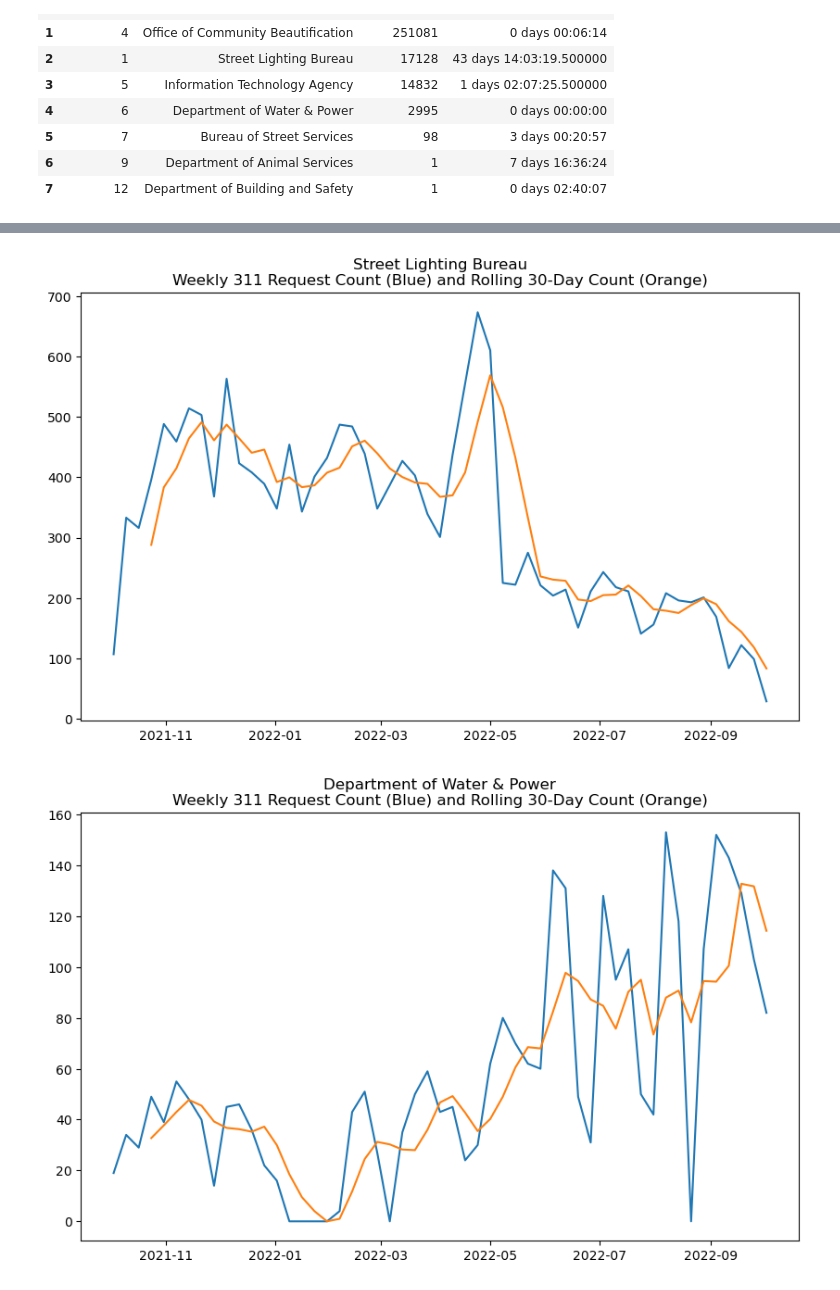
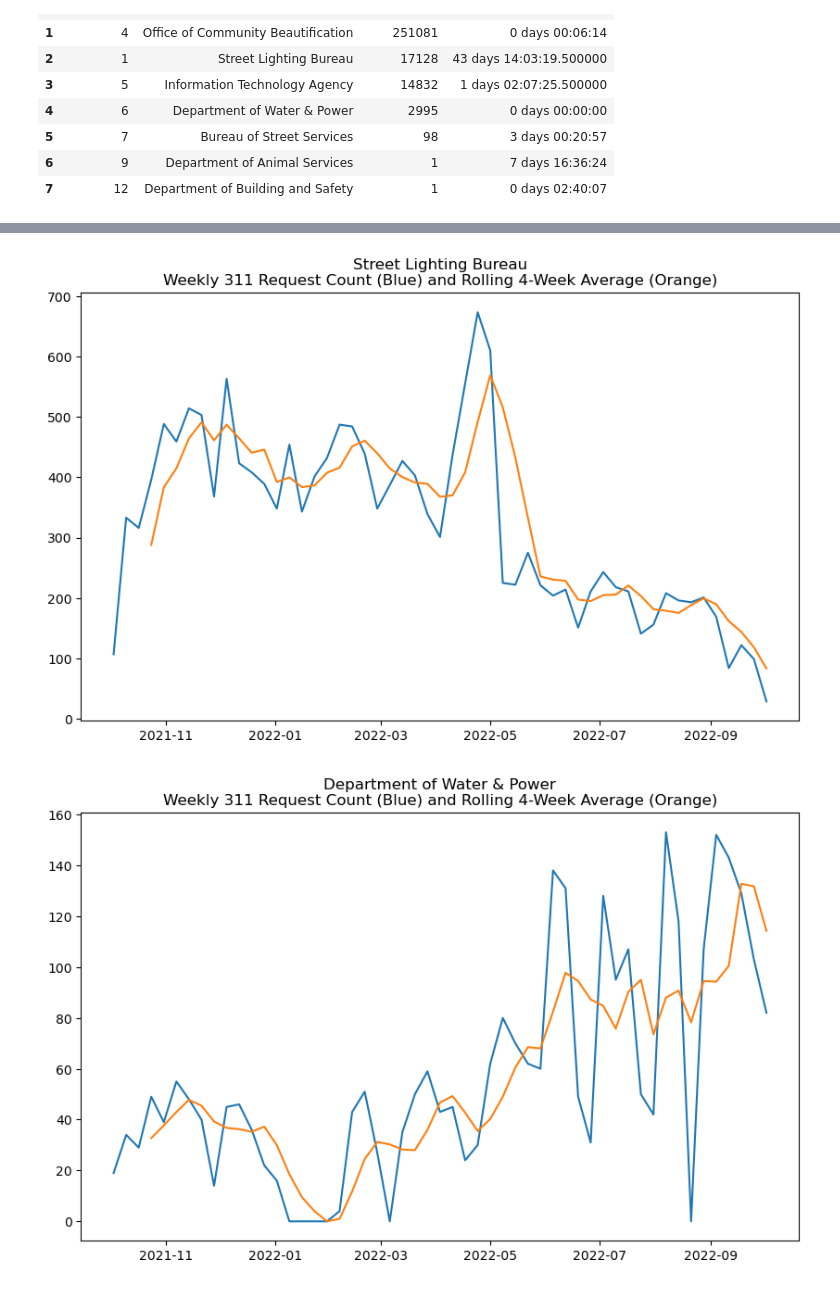
Before and after one commit to ajmachado42/Hack-for-LA-311-Data, a Jupyter notebook: I-1432/code/clean_eda.ipynb, the cells around one changed output, grey strips where cells are left out. Cells and saved outputs as stored; diff of their text form; code cells hidden in the pictures.

```diff
--- a/I-1432/code/clean_eda.ipynb
+++ b/I-1432/code/clean_eda.ipynb
@@ -161,10 +170,12 @@ df_agency_ts.head()
 # %%
+# loop through and plot request count and rolling 4 week average for each agency
+
 for agency in df_agency_ts['agencyName'].unique():
     temp_df = df_agency_ts[df_agency_ts['agencyName'] == agency]
     plt.figure(figsize = (10, 6))
-    plt.title(agency + '\nWeekly 311 Request Count (Blue) and Rolling 30-Day Count (Orange)')
+    plt.title(agency + '\nWeekly 311 Request Count (Blue) and Rolling 4-Week Average (Orange)')
     plt.plot(temp_df['week_request_ct'])
     plt.plot(temp_df['week_request_ct'].rolling(4).mean());
 # %% [output]
-[figure, old version]
+[figure, new version]
-[figure, old version]
+[figure, new version]
```
Also changed, not shown: parts of 14 cells of this notebook, 1 other file.
